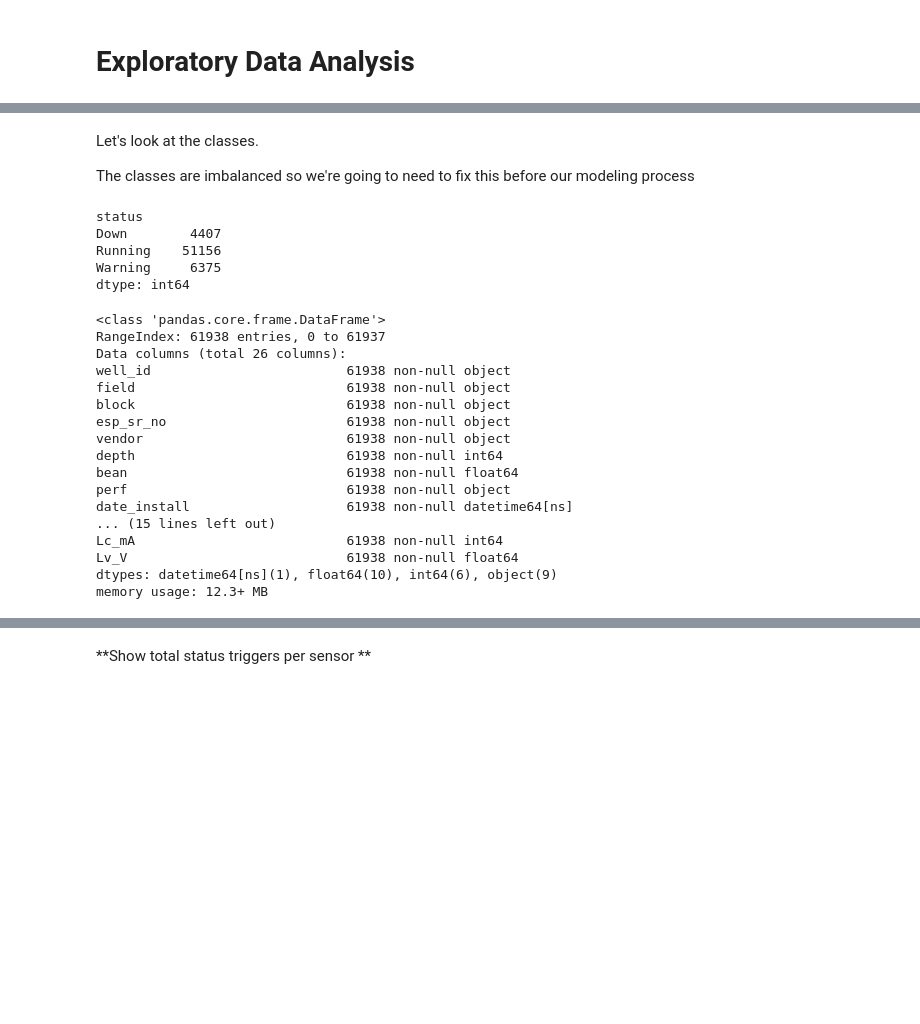
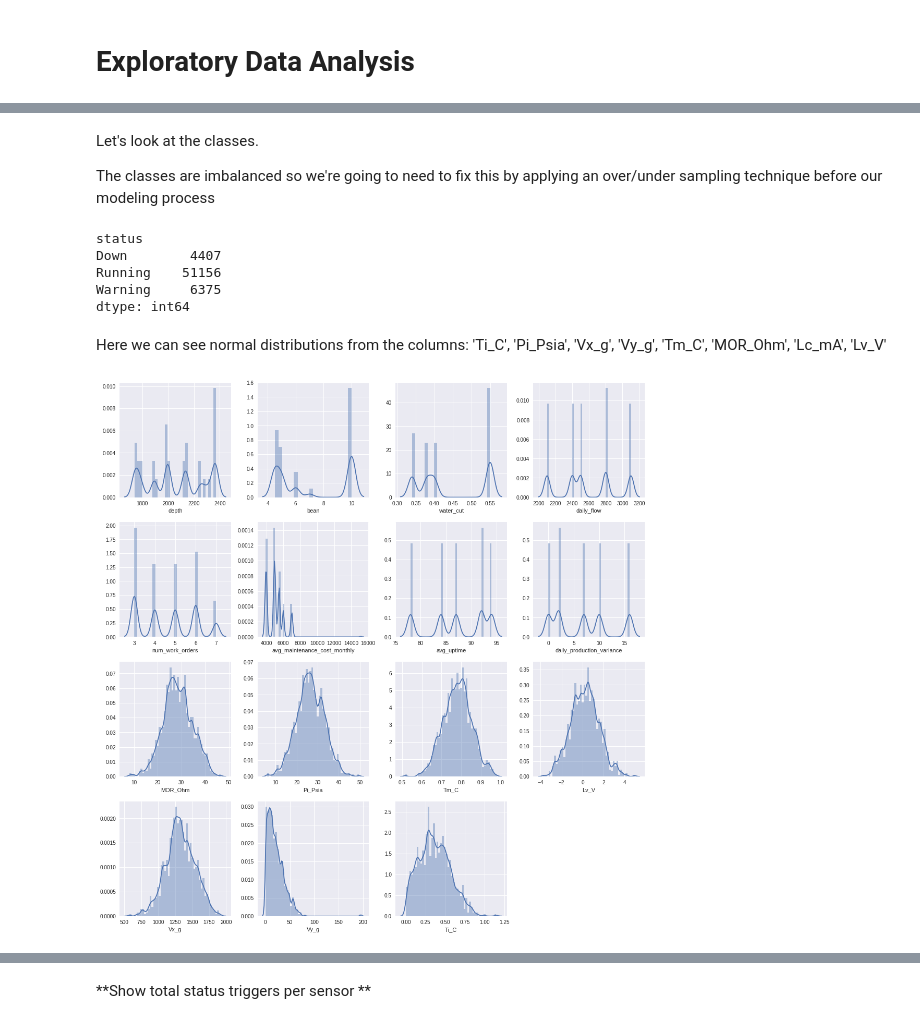
Before and after one commit to Mario0Rojas/machine-learning, a Jupyter notebook: projects/Project - Oil & Gas.ipynb, the cells around one changed output, grey strips where cells are left out. Saved outputs shown, nothing was run; the diff lists cells and outputs as text; code cells hidden in the pictures; blank space fills up the shorter version.

```diff
--- a/projects/Project - Oil & Gas.ipynb
+++ b/projects/Project - Oil & Gas.ipynb
@@ -61,6 +61,7 @@ import pandas as pd
 import numpy as np
 import seaborn as sns
 import matplotlib.pyplot as plt
+sns.set_context("notebook")
 # %%
 pwd
 # %% [output]
@@ -130,10 +131,9 @@ wells_df.describe()
 | 75% | 2290.000000 | 10.000000 | 0.550000 | 2800.000000 | 6.000000 | 5500.000000 | 92.000000 | ... |
 | max | 2370.000000 | 10.000000 | 0.550000 | 3100.000000 | 7.000000 | 15146.420270 | 94.000000 | ... |
 # %% [markdown]
-
 Let's look at the classes.
 
-The classes are imbalanced so we're going to need to fix this before our modeling process
+The classes are imbalanced so we're going to need to fix this by applying an over/under sampling technique before our modeling process
 # %%
 wells_df.groupby(wells_df.status).size()
 # %% [output]
@@ -142,23 +142,28 @@ Down        4407
 Running    51156
 Warning     6375
 dtype: int64
-# %%
-wells_df.info()
-# %% [output]
-<class 'pandas.core.frame.DataFrame'>
-RangeIndex: 61938 entries, 0 to 61937
-Data columns (total 26 columns):
-well_id                         61938 non-null object
-field                           61938 non-null object
-block                           61938 non-null object
-esp_sr_no                       61938 non-null object
-vendor                          61938 non-null object
-depth                           61938 non-null int64
-bean                            61938 non-null float64
-perf                            61938 non-null object
-date_install                    61938 non-null datetime64[ns]
-... (15 lines left out)
-Lc_mA                           61938 non-null int64
-Lv_V                            61938 non-null float64
-dtypes: datetime64[ns](1), float64(10), int64(6), object(9)
-memory usage: 12.3+ MB
+# %% [markdown]
+Here we can see normal distributions from the columns: 'Ti_C', 'Pi_Psia', 'Vx_g', 'Vy_g', 'Tm_C', 'MOR_Ohm', 'Lc_mA', 'Lv_V'
+# %%
+fig, axs = plt.subplots(nrows=4, ncols=4, figsize=(15,15))
+sns.distplot(wells_df.depth, ax=axs[0,0])
+sns.distplot(wells_df.bean, ax=axs[0,1])
+sns.distplot(wells_df.water_cut, ax=axs[0,2])
+sns.distplot(wells_df.daily_flow, ax=axs[0,3])
+sns.distplot(wells_df.num_work_orders, ax=axs[1,0])
+sns.distplot(wells_df.avg_maintenance_cost_monthly, ax=axs[1,1])
+sns.distplot(wells_df.avg_uptime, ax=axs[1,2])
+sns.distplot(wells_df.daily_production_variance, ax=axs[1,3])
+sns.distplot(wells_df.MOR_Ohm, ax=axs[2,0])
+sns.distplot(wells_df.Pi_Psia, ax=axs[2,1])
+sns.distplot(wells_df.Tm_C,  ax=axs[2,2])
+sns.distplot(wells_df.Lv_V,  ax=axs[2,3])
+sns.distplot(wells_df.Vx_g,  ax=axs[3,0])
+sns.distplot(wells_df.Vy_g,  ax=axs[3,1])
+sns.distplot(wells_df.Ti_C,  ax=axs[3,2])
+axs[-1, -1].axis('off')
+
+
+fig.tight_layout()
+# %% [output]
+[figure, added]
```
Also changed, not shown: parts of 6 cells of this notebook, 1 other file.
